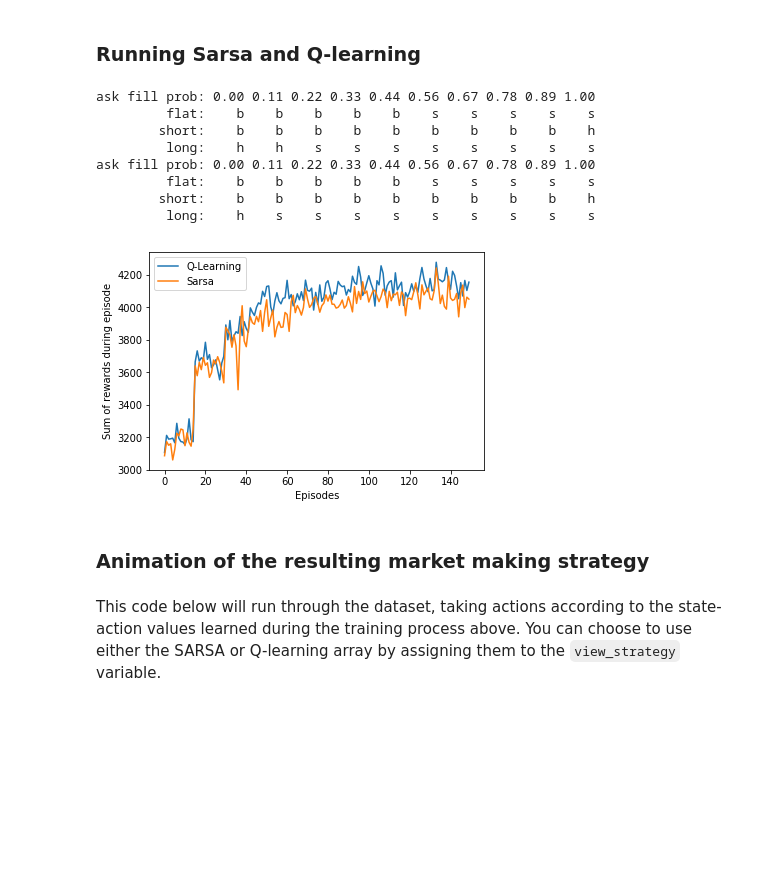
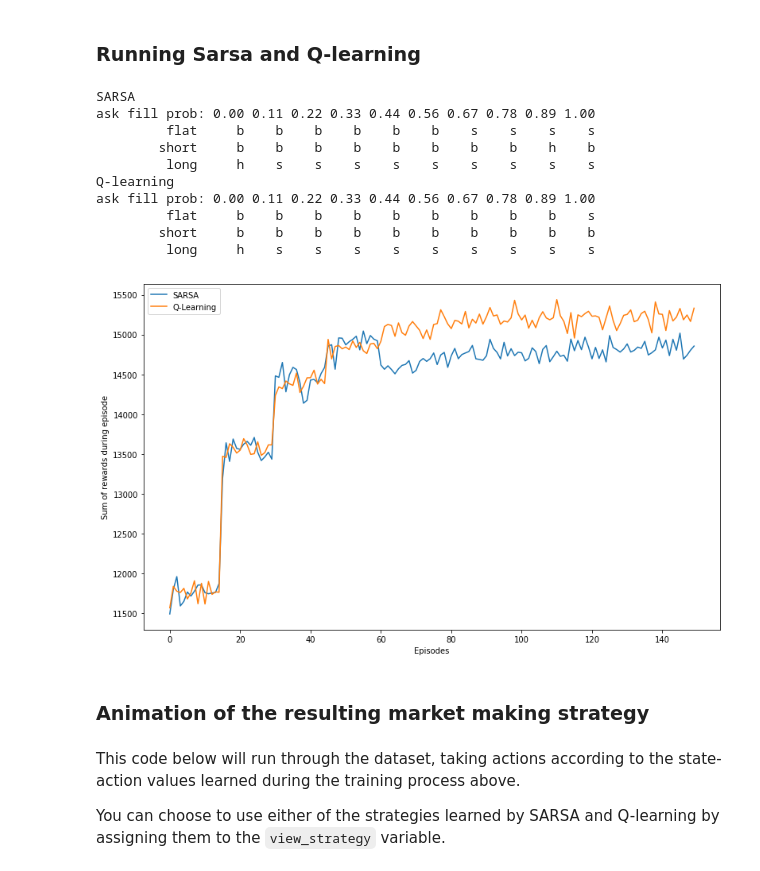
Before and after one commit to mfrdixon/ML_Finance_Codes, a Jupyter notebook: Chapter9-Reinforcement-Learning/ML_in_Finance_MarketMaking.ipynb, the cells around one changed output. Saved outputs shown, nothing was run; the diff lists cells and outputs as text; code cells hidden in the pictures; blank space fills up the shorter version.

```diff
--- a/Chapter9-Reinforcement-Learning/ML_in_Finance_MarketMaking.ipynb
+++ b/Chapter9-Reinforcement-Learning/ML_in_Finance_MarketMaking.ipynb
@@ -32,12 +32,15 @@ import random
 import sys
 
 import numpy as np
+
 import matplotlib.pyplot as plt
 from matplotlib.gridspec import GridSpec
+
 from tqdm import tqdm
 
+
 sys.path.append('.\dqMM')
-use_tgym = False
+use_tgym = True
 if use_tgym:#¢#choose
     try:
         from tgym.gens import CSVStreamer
@@ -144,8 +149,6 @@ def get_initial_state(data_generator):
     price = {'bid': bid/1000.0, 'ask': ask/1000.0}
 
     # Estimate the fill probability
-    depth = {'bid': bid_vol, 'ask': ask_vol}
-
     q = np.float(depth['bid']) / (depth['bid'] + depth['ask'])
     # Quantise q and scale it to the integer index
     # q is an index of the vector `FILL_PROBS`
@@ -288,7 +296,7 @@ def sarsa(q_value, expected=False, step_size=ALPHA, eps=EPSILON):
 
     action = choose_action(state, q_value, eps)
     rewards = 0.0
-    done  = False
+    done = False
     iteration = 0
 
     while (iteration < MAX_ITER) and not done:
@@ -297,16 +305,19 @@ def sarsa(q_value, expected=False, step_size=ALPHA, eps=EPSILON):
         try:
             next_state, reward = step(state, action)
         except StopIteration:
+            # Skip the rest of the loop and end the episode.
+            # As there is no new `next_state`, updating
+            # q_value again doesn't make sense
             done = True
-            # skip the rest of the loop as there is no new `next_state`
-            # so updating q_value again sense doesn't make sense
             continue
         next_action = choose_action(next_state, q_value, eps)
+
         rewards += reward
+
         if not expected:
             target = q_value[next_state[0], next_state[1], next_action]
         else:
-            # Calculate the expected value of new state
+            # Calculate the expected value of new state for expected SARSA
             target = 0.0
             q_next = q_value[next_state[0], next_state[1], :]
             best_actions = np.argwhere(q_next == np.max(q_next))
@@ -316,10 +327,12 @@ def sarsa(q_value, expected=False, step_size=ALPHA, eps=EPSILON):
                                +  eps / len(ACTIONS)) * q_value[next_state[0], next_state[1], action_]
                 else:
                     target +=  eps / len(ACTIONS) * q_value[next_state[0], next_state[1], action_]
+        target *= GAMMA
+
         # SARSA update
-        target *= GAMMA
-        q_value[state[0], state[1], action] += step_size * (
-                reward + target - q_value[state[0], state[1], action])
+        q_value[state[0], state[1], action] += step_size * (reward
+                 + target - q_value[state[0], state[1], action])
+
         state = next_state
         action = next_action
         iteration += 1
@@ -411,49 +425,56 @@ plt.ylabel('Epsilon');
 def train(policy, episodes=150):
     if policy == 'sarsa':
         learning_alg = sarsa
-    elif policy =='q-learning':
+    elif policy == 'q-learning':
         learning_alg = q_learning
     else:
         raise ValueError("choose 'sarsa' or 'q-learning'")
 
     epoch_length = 15
 
+    # Initialise the rewards vector and state-action values array
+    rewards = np.zeros(episodes)
+    q_value = np.zeros(Q_DIMS)
 
-    rewards = np.zeros(episodes)
-    q_values = np.zeros(Q_DIMS)
-
+    print('Training {}...'.format(policy))
     for i in tqdm(range(0, episodes)):
         eps = EPSILON*((1-EPSILON)**(i//epoch_length))
-        rewards[i] = learning_alg(q_values, eps=eps)
+        rewards[i] = learning_alg(q_value, eps=eps)
 
-    return q_values, rewards
+    return q_value, rewards
 # %%
 q_sarsa, rewards_sarsa = train('sarsa')
 q_q_learning, rewards_q_learning = train('q-learning')
 # %%
+print('SARSA')
 print_optimal_policy(q_sarsa)
+print('Q-learning')
 print_optimal_policy(q_q_learning)
 # %% [output]
+SARSA
 ask fill prob: 0.00 0.11 0.22 0.33 0.44 0.56 0.67 0.78 0.89 1.00
-         flat:    b    b    b    b    b    s    s    s    s    s
-        short:    b    b    b    b    b    b    b    b    b    h
-         long:    h    h    s    s    s    s    s    s    s    s
+         flat     b    b    b    b    b    b    s    s    s    s
+        short     b    b    b    b    b    b    b    b    h    b
+         long     h    s    s    s    s    s    s    s    s    s
+Q-learning
 ask fill prob: 0.00 0.11 0.22 0.33 0.44 0.56 0.67 0.78 0.89 1.00
-         flat:    b    b    b    b    b    s    s    s    s    s
-        short:    b    b    b    b    b    b    b    b    b    h
-         long:    h    s    s    s    s    s    s    s    s    s
+         flat     b    b    b    b    b    b    b    b    b    s
+        short     b    b    b    b    b    b    b    b    b    b
+         long     h    s    s    s    s    s    s    s    s    s
 # %%
 %matplotlib inline
-
+plt.figure(figsize=(13,8))
 plt.plot(rewards_q_learning, label='Q-Learning')
-plt.plot(rewards_sarsa, label='Sarsa')
+plt.plot(rewards_sarsa, label='SARSA')
 plt.xlabel('Episodes')
 plt.ylabel('Sum of rewards during episode')
 plt.legend();
 # %% [output]
-[figure, old version]
+[figure, new version]
 # %% [markdown]
 ### Animation of the resulting market making strategy
 # %% [markdown]
-This code below will run through the dataset, taking actions according to the state-action values learned during the training process above. You can choose to use either the SARSA or Q-learning array by assigning them to the `view_strategy` variable.
+This code below will run through the dataset, taking actions according to the state-action values learned during the training process above.
+
+You can choose to use either of the strategies learned by SARSA and Q-learning by assigning them to the `view_strategy` variable.
 # %%
```
Also changed, not shown: parts of 19 cells of this notebook, 2 other files.
